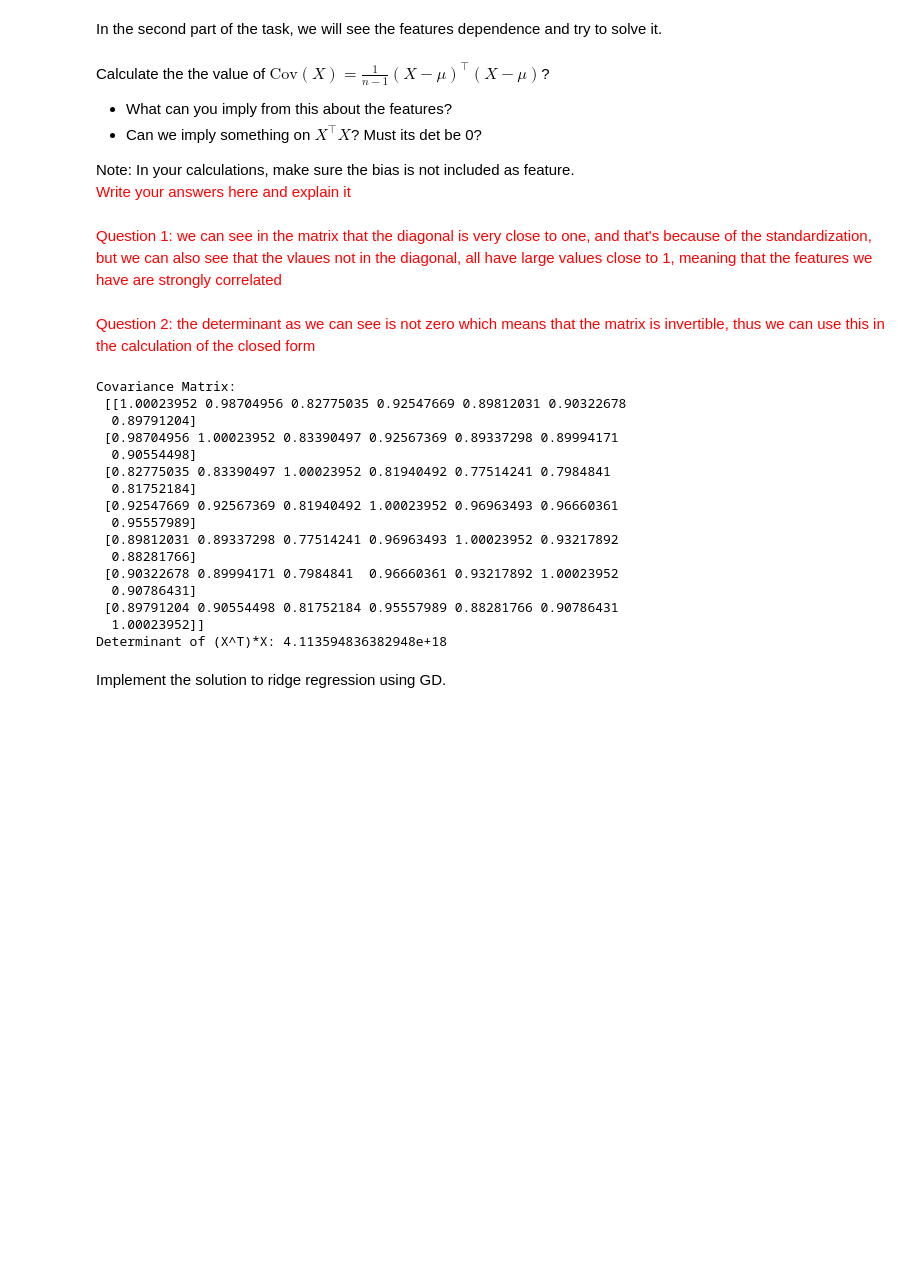
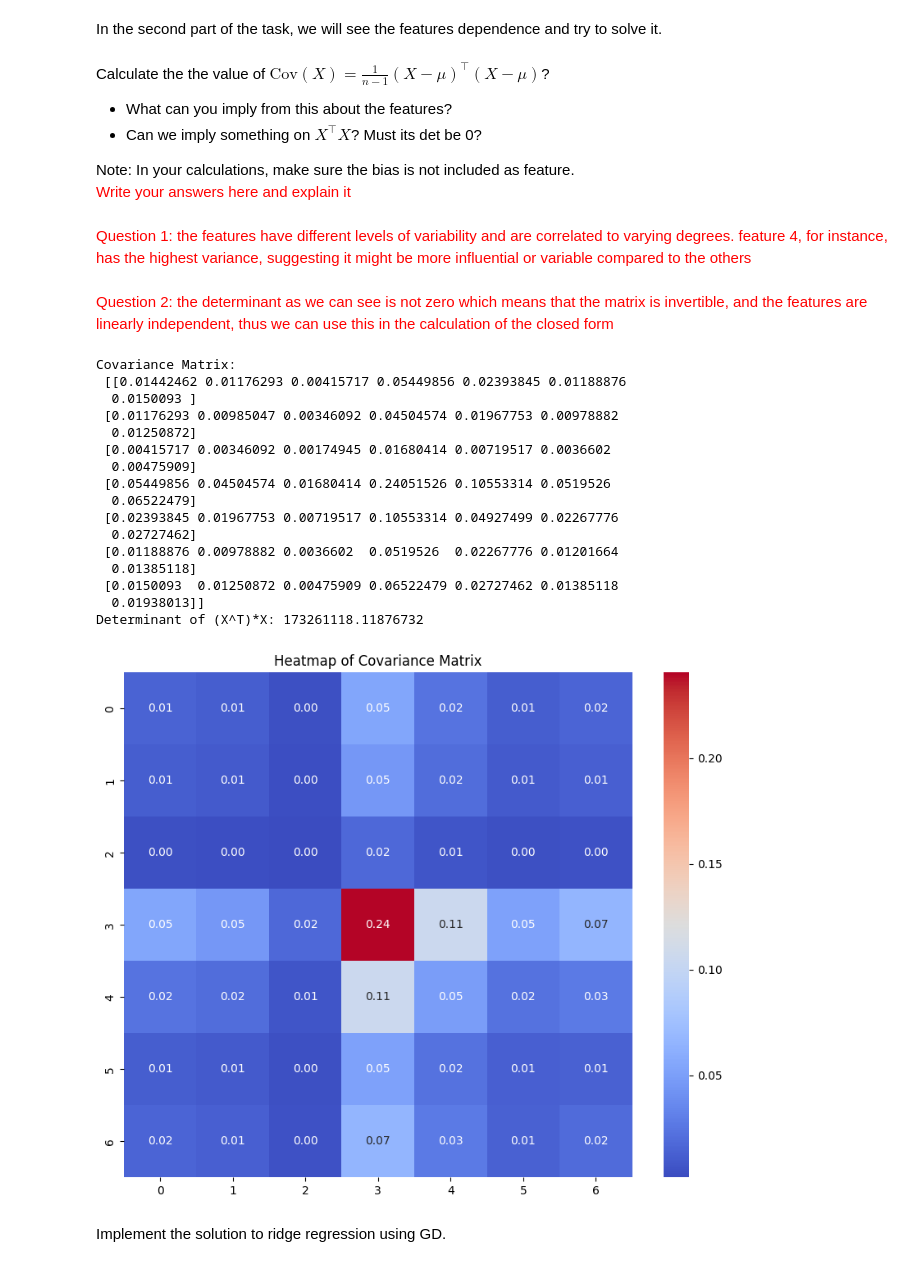
Before and after one commit to RaneemIbra/Machine-Learning, a Jupyter notebook: Intro_To_ML_HW3.ipynb, the cells around one changed output. Cells and saved outputs as stored; diff of their text form; code cells hidden in the pictures; blank space fills up the shorter version.

```diff
--- a/Intro_To_ML_HW3.ipynb
+++ b/Intro_To_ML_HW3.ipynb
@@ -447,36 +454,42 @@ Note: In your calculations, make sure the bias is not included as feature. <br/>
 <font color='red'>Write your answers here and explain it</font>
 <br/>
 <br/>
-<font color='red'>Question 1: we can see in the matrix that the diagonal is very close to one, and that's because of the standardization, but we can also see that the vlaues not in the diagonal, all have large values close to 1, meaning that the features we have are strongly correlated</font>
+<font color='red'>Question 1: the features have different levels of variability and are correlated to varying degrees. feature 4, for instance, has the highest variance, suggesting it might be more influential or variable compared to the others</font>
 <br/>
 <br/>
-<font color='red'>Question 2: the determinant as we can see is not zero which means that the matrix is invertible, thus we can use this in the calculation of the closed form</font>
+<font color='red'>Question 2: the determinant as we can see is not zero which means that the matrix is invertible, and the features are linearly independent, thus we can use this in the calculation of the closed form</font>
 # %%
 # Implement here
-mu = np.mean(X_scaled, axis=0)
-n = X_scaled.shape[0]
-X_term = X_scaled - mu
+mu = np.mean(X, axis=0)
+n = X.shape[0]
+X_term = X - mu
 cov_matrix = (1/(n-1)) * np.dot(X_term.T, X_term)
 print("Covariance Matrix:\n", cov_matrix)
-XTX = np.dot(X_scaled.T, X_scaled)
+XTX = np.dot(X.T, X)
 det_XTX = np.linalg.det(XTX)
 print("Determinant of (X^T)*X:", det_XTX)
+
+plt.figure(figsize=(10, 8))
+sns.heatmap(cov_matrix, annot=True, fmt=".2f", cmap='coolwarm')
+plt.title("Heatmap of Covariance Matrix")
+plt.show()
 # %% [output]
 Covariance Matrix:
- [[1.00023952 0.98704956 0.82775035 0.92547669 0.89812031 0.90322678
-  0.89791204]
- [0.98704956 1.00023952 0.83390497 0.92567369 0.89337298 0.89994171
-  0.90554498]
- [0.82775035 0.83390497 1.00023952 0.81940492 0.77514241 0.7984841
-  0.81752184]
- [0.92547669 0.92567369 0.81940492 1.00023952 0.96963493 0.96660361
-  0.95557989]
- [0.89812031 0.89337298 0.77514241 0.96963493 1.00023952 0.93217892
-  0.88281766]
- [0.90322678 0.89994171 0.7984841  0.96660361 0.93217892 1.00023952
-  0.90786431]
- [0.89791204 0.90554498 0.81752184 0.95557989 0.88281766 0.90786431
-  1.00023952]]
-Determinant of (X^T)*X: 4.113594836382948e+18
+ [[0.01442462 0.01176293 0.00415717 0.05449856 0.02393845 0.01188876
+  0.0150093 ]
+ [0.01176293 0.00985047 0.00346092 0.04504574 0.01967753 0.00978882
+  0.01250872]
+ [0.00415717 0.00346092 0.00174945 0.01680414 0.00719517 0.0036602
+  0.00475909]
+ [0.05449856 0.04504574 0.01680414 0.24051526 0.10553314 0.0519526
+  0.06522479]
+ [0.02393845 0.01967753 0.00719517 0.10553314 0.04927499 0.02267776
+  0.02727462]
+ [0.01188876 0.00978882 0.0036602  0.0519526  0.02267776 0.01201664
+  0.01385118]
+ [0.0150093  0.01250872 0.00475909 0.06522479 0.02727462 0.01385118
+  0.01938013]]
+Determinant of (X^T)*X: 173261118.11876732
+[figure, added]
 # %% [markdown]
 Implement the solution to ridge regression using GD.
```
Also changed, not shown: parts of 10 cells of this notebook, 3 other files.
